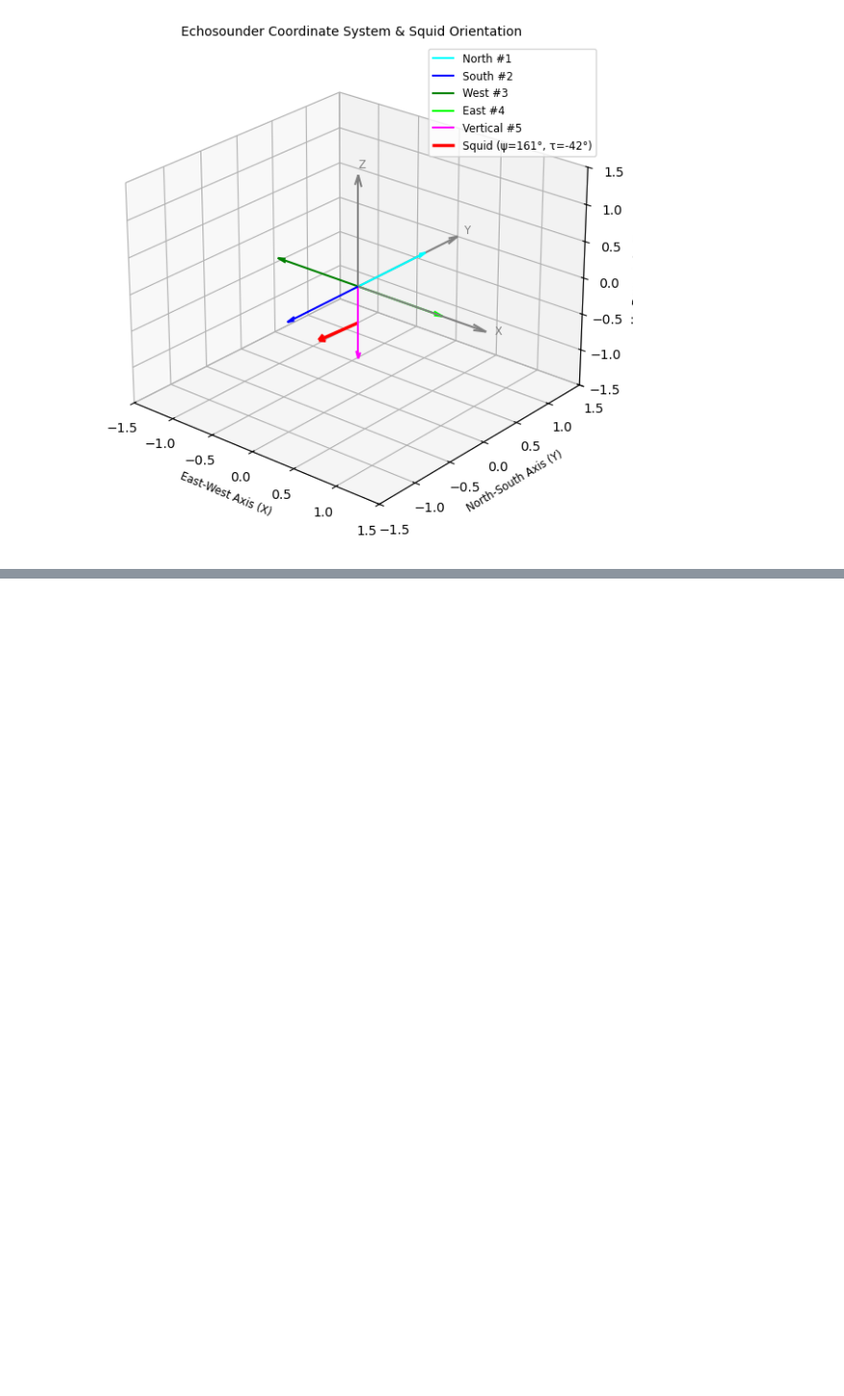
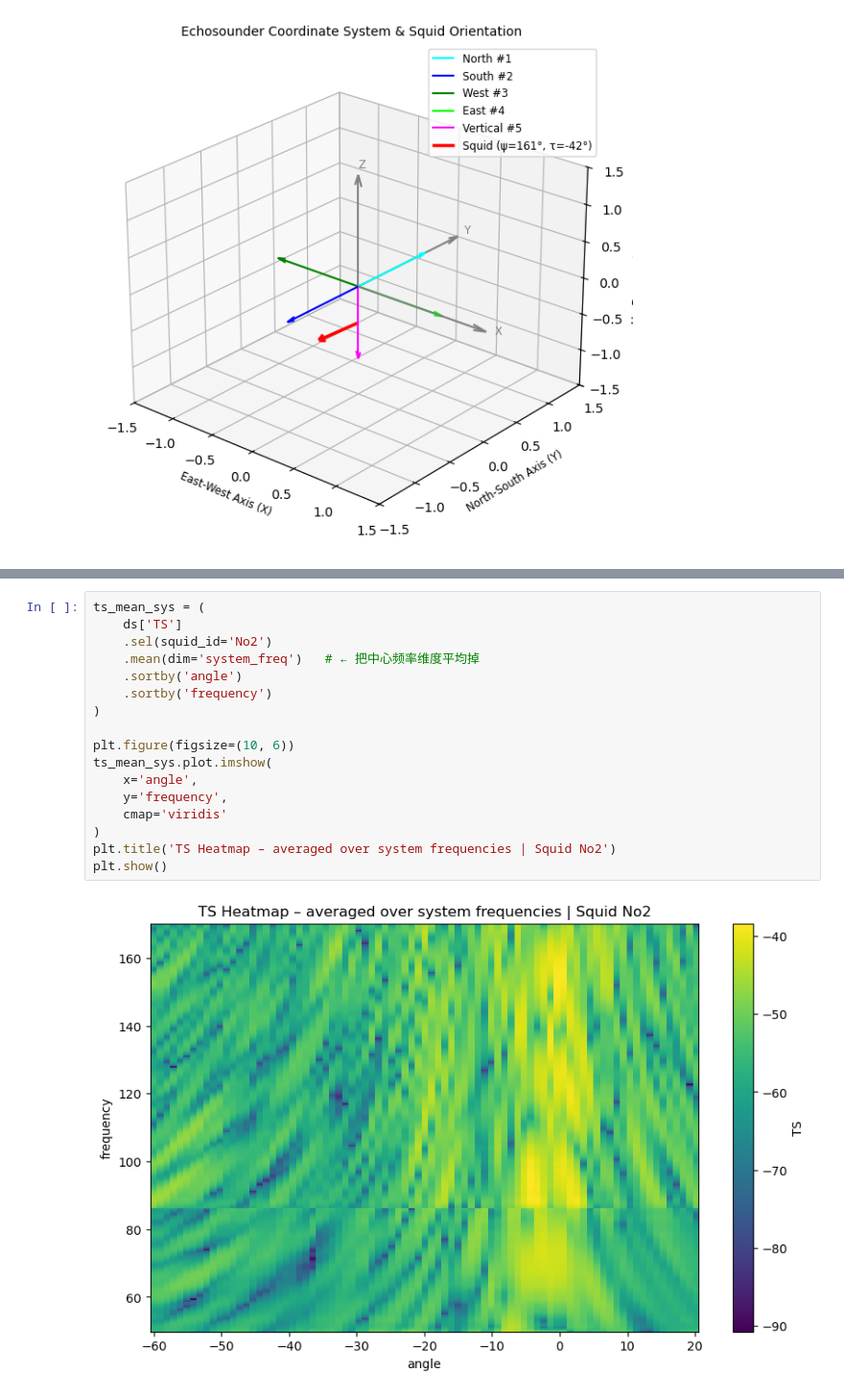
Before and after one commit to jfshanghai/5BTSS, a Jupyter notebook: processing.ipynb, the cells around one changed output, grey strips where cells are left out. Shown at 96% size. Drawn from its saved outputs; the diff is of its cells as text; blank space fills up the shorter version.

```diff
--- a/processing.ipynb
+++ b/processing.ipynb
@@ -429,0 +790,19 @@ AttributeError: 'SquidAngleGUI' object has no attribute 'tau_label'. Did you mea
+# %%
+ts_mean_sys = (
+    ds['TS']
+    .sel(squid_id='No2')
+    .mean(dim='system_freq')   # ← 把中心频率维度平均掉
+    .sortby('angle')
+    .sortby('frequency')
+)
+
+plt.figure(figsize=(10, 6))
+ts_mean_sys.plot.imshow(
+    x='angle',
+    y='frequency',
+    cmap='viridis'
+)
+plt.title('TS Heatmap – averaged over system frequencies | Squid No2')
+plt.show()
+# %% [output]
+[figure, added]
```
Also changed, not shown: parts of 32 cells of this notebook, 37 other files.
